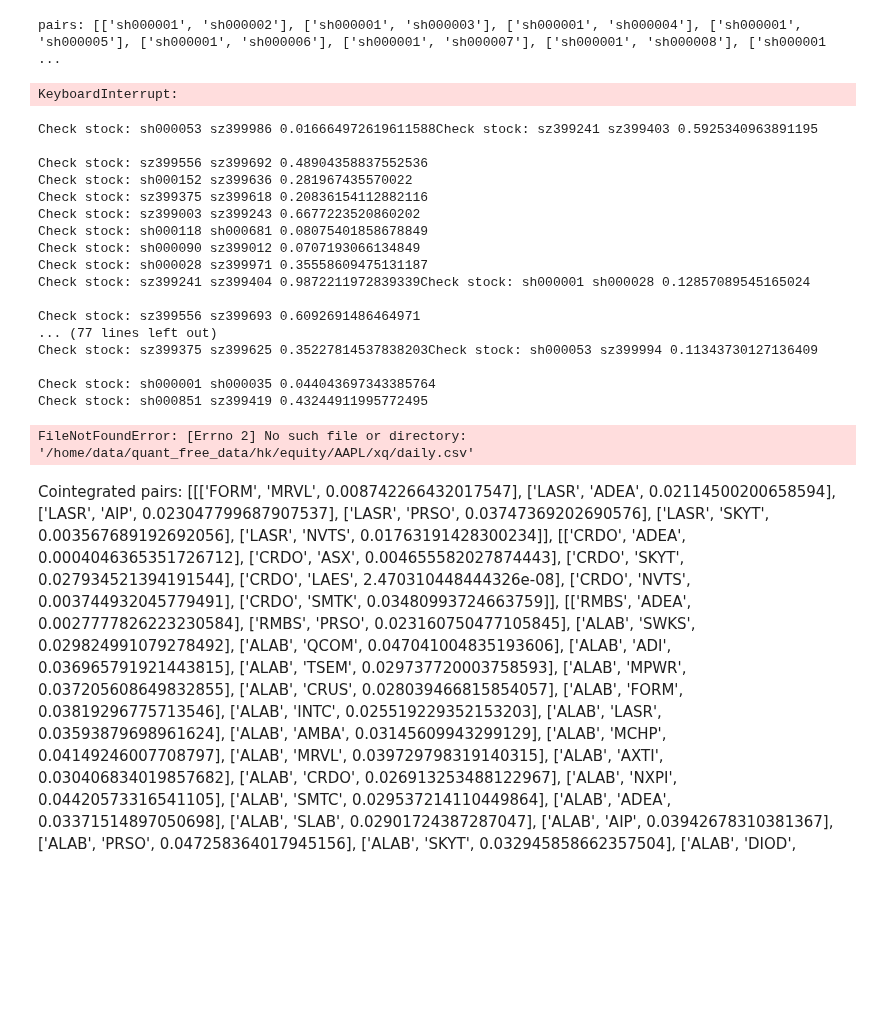
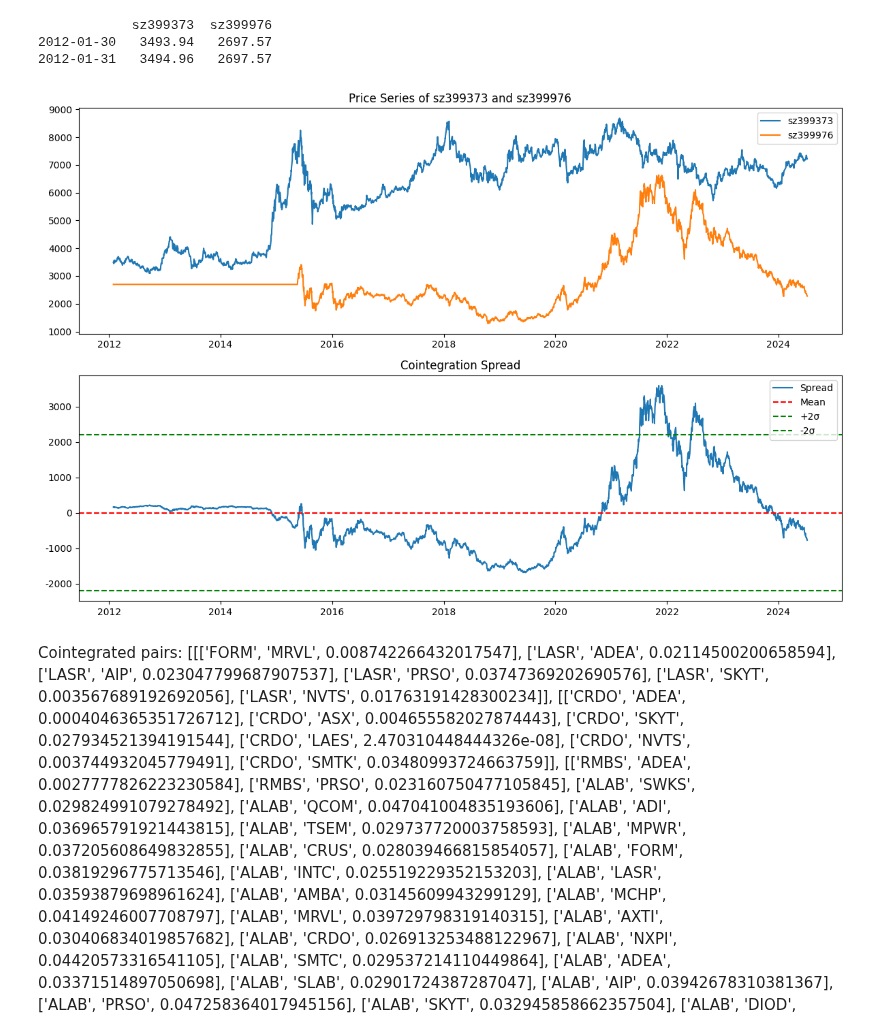
Before and after one commit to wellzero/quant_free, a Jupyter notebook: research/strategy/parity_index.ipynb, the cells around one changed output. Saved outputs shown, nothing was run; the diff lists cells and outputs as text; code cells hidden in the pictures; blank space fills up the shorter version.

Commit message:
update equity_tradedata_load_bt_dates

```diff
--- a/research/strategy/parity_index.ipynb
+++ b/research/strategy/parity_index.ipynb
@@ -71,7 +71,7 @@ data_index = us_dir1_load_csv(
 symbols = data_index['symbol'].values
 name = data_index['name'].values
 
-data_trade = equity_daily_data_load_within_range(market=market,
+data_trade = equity_tradedata_load_bt_dates(market=market,
                                                  equity=equity,
                                                  dir_option = '',
                                                  symbols = symbols,
@@ -98,39 +98,42 @@ print(f"check the stock {merged_data.columns}")
 coint_pairs = find_cointegrated_pairs_multi_process(column_pairs, merged_data)
 print("Cointegrated pairs:", coint_pairs)
 # print("P-values:", p_vals)
-# %% [output]
-pairs: [['sh000001', 'sh000002'], ['sh000001', 'sh000003'], ['sh000001', 'sh000004'], ['sh000001', 'sh000005'], ['sh000001', 'sh000006'], ['sh000001', 'sh000007'], ['sh000001', 'sh000008'], ['sh000001 ...
-KeyboardInterrupt:
-Check stock: sh000053 sz399986 0.016664972619611588Check stock: sz399241 sz399403 0.5925340963891195
-
-Check stock: sz399556 sz399692 0.48904358837552536
-Check stock: sh000152 sz399636 0.281967435570022
-Check stock: sz399375 sz399618 0.20836154112882116
-Check stock: sz399003 sz399243 0.6677223520860202
-Check stock: sh000118 sh000681 0.08075401858678849
-Check stock: sh000090 sz399012 0.0707193066134849
-Check stock: sh000028 sz399971 0.35558609475131187
-Check stock: sz399241 sz399404 0.9872211972839339Check stock: sh000001 sh000028 0.12857089545165024
-
-Check stock: sz399556 sz399693 0.6092691486464971
-... (77 lines left out)
-Check stock: sz399375 sz399625 0.35227814537838203Check stock: sh000053 sz399994 0.11343730127136409
-
-Check stock: sh000001 sh000035 0.044043697343385764
-Check stock: sh000851 sz399419 0.43244911995772495
 # %%
-start_date = '2022-01-29'
+start_date = '2012-01-29'
 end_date = '2024-07-08'
 
 market='us'
 symbols=['ALAB', 'SLAB']
 
-market='hk'
-symbols=['1398', '0939']
+market='cn'
+equity='index'
+symbols=['sh000028', 'sz399654']
+# symbols=['sh000117', 'sz399557']
+symbols=['sz399654', 'sz399557']
+symbols=['sh000849', 'sz399397']
+symbols=['sz399373', 'sz399976']
+
+data_index = us_dir1_load_csv(
+    market=market,
+    dir0=equity,
+    dir1='symbols',
+    filename='symbols.csv',
+    index_col = None
+)
+name0 = data_index.loc[data_index["symbol"] == symbols[0], "name"].values[0]
+name1 = data_index.loc[data_index["symbol"] == symbols[1], "name"].values[0]
+names = [name0,name1]
 
 
 
-data = equity_daily_data_load_within_range(market=market,symbols = symbols, start_date = start_date, end_date = end_date, dir_option = 'xq', column_option = 'close')
+
+data = equity_tradedata_load_bt_dates(market=market,
+                                           equity = equity,
+                                           symbols = symbols,
+                                           start_date = start_date,
+                                           end_date = end_date,
+                                           dir_option = '',
+                                           column_option = 'close')
 
 data = pd.DataFrame(data)
 print(data.head(2))
@@ -139,35 +142,41 @@ import matplotlib.pyplot as plt
 import numpy as np
 
 # Extract price data
 prices = data
 
 # Perform linear regression to find hedge ratio
 X = prices[symbols[0]].values
 Y = prices[symbols[1]].values
 beta, alpha = np.polyfit(X, Y, 1)
 
 # Calculate spread
 spread = Y - (alpha + beta * X)
 
 # Plot
+# plt.rcParams["font.sans-serif"] = ["sans-serif"]  # For Linux
+plt.rcParams["font.sans-serif"] = ["DejaVu Sans", "WenQuanYi Micro Hei", "SimHei"]
+plt.rcParams["axes.unicode_minus"] = False  # Fix negative sign display
 plt.figure(figsize=(12, 8))
 plt.subplot(2, 1, 1)
 plt.plot(prices.index, prices[symbols[0]], label=symbols[0])
 plt.plot(prices.index, prices[symbols[1]], label=symbols[1])
-plt.title('Price Series of LASR and ADEA')
+plt.title(f'Price Series of {symbols[0]} and {symbols[1]}')
 plt.legend()
 
 plt.subplot(2, 1, 2)
 plt.plot(prices.index, spread, label='Spread')
 plt.axhline(spread.mean(), color='red', linestyle='--', label='Mean')
 plt.axhline(spread.mean() + 2*spread.std(), color='green', linestyle='--', label='+2σ')
 plt.axhline(spread.mean() - 2*spread.std(), color='green', linestyle='--', label='-2σ')
 plt.title('Cointegration Spread')
 plt.legend()
 plt.tight_layout()
 plt.show()
 # %% [output]
-FileNotFoundError: [Errno 2] No such file or directory: '/home/data/quant_free_data/hk/equity/AAPL/xq/daily.csv'
+            sz399373  sz399976
+2012-01-30   3493.94   2697.57
+2012-01-31   3494.96   2697.57
+[figure, added]
 # %% [markdown]
 Cointegrated pairs: [[['FORM', 'MRVL', 0.008742266432017547], ['LASR', 'ADEA', 0.02114500200658594], ['LASR', 'AIP', 0.023047799687907537],
 ['LASR', 'PRSO', 0.03747369202690576], ['LASR', 'SKYT', 0.003567689192692056], ['LASR', 'NVTS', 0.01763191428300234]], [['CRDO', 'ADEA', 0.0004046365351726712],
```
Also changed, not shown: 24 other files.
